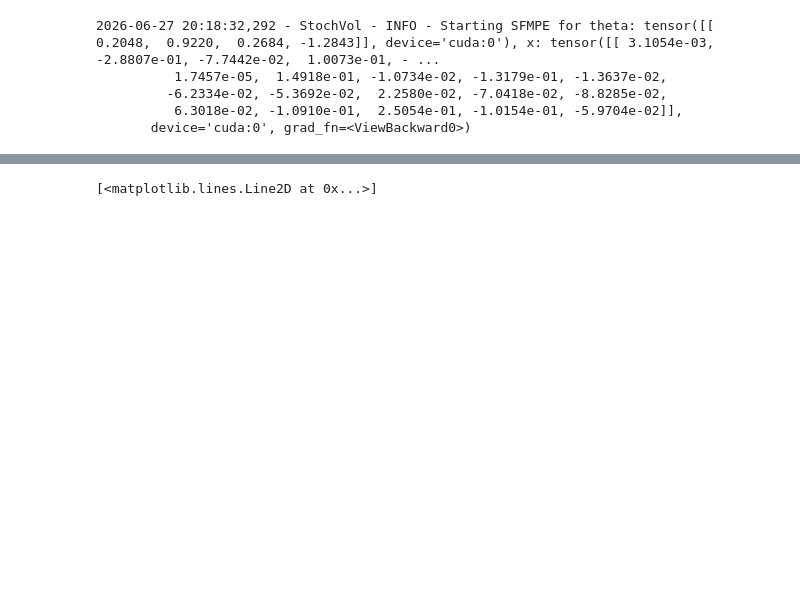
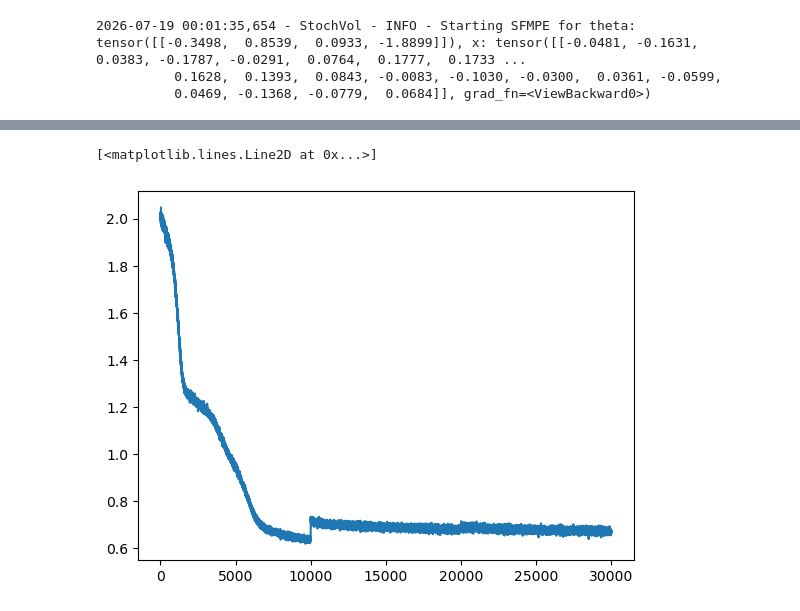
Before and after one commit to nidropakshin2/Sequential-FMPE, a Jupyter notebook: code/notebooks/stochvol.ipynb, the cells around one changed output, grey strips where cells are left out. Drawn from its saved outputs; the diff is of its cells as text; code cells hidden in the pictures; blank space fills up the shorter version.

```diff
--- a/code/notebooks/stochvol.ipynb
+++ b/code/notebooks/stochvol.ipynb
@@ -119,24 +101,22 @@ theta_0, x_0 = task.simulate_dataset((1,))
 task.logger.info(f"Starting SFMPE for theta: {theta_0}, x: {x_0}")
 params = ProposalParams()
 params.task = task
-params.method = "NPE-A"#"correct-fast-Truncated"
+params.method = "Truncated"
 params.theta_dim = task.theta_dim
 params.theta_0 = theta_0
 params.x_0 = x_0
 params.method_params = {'scale': 0.8, "quantile": 0.7}
 # %% [output]
-2026-06-27 20:18:32,292 - StochVol - INFO - Starting SFMPE for theta: tensor([[ 0.2048,  0.9220,  0.2684, -1.2843]], device='cuda:0'), x: tensor([[ 3.1054e-03, -2.8807e-01, -7.7442e-02,  1.0073e-01, - ...
-          1.7457e-05,  1.4918e-01, -1.0734e-02, -1.3179e-01, -1.3637e-02,
-         -6.2334e-02, -5.3692e-02,  2.2580e-02, -7.0418e-02, -8.8285e-02,
-          6.3018e-02, -1.0910e-01,  2.5054e-01, -1.0154e-01, -5.9704e-02]],
-       device='cuda:0', grad_fn=<ViewBackward0>)
+2026-07-19 00:01:35,654 - StochVol - INFO - Starting SFMPE for theta: tensor([[-0.3498,  0.8539,  0.0933, -1.8899]]), x: tensor([[-0.0481, -0.1631,  0.0383, -0.1787, -0.0291,  0.0764,  0.1777,  0.1733 ...
+          0.1628,  0.1393,  0.0843, -0.0083, -0.1030, -0.0300,  0.0361, -0.0599,
+          0.0469, -0.1368, -0.0779,  0.0684]], grad_fn=<ViewBackward0>)
 # %%
 datetime = time.strftime("%Y-%m-%d_%H_%M_%S")
 path = f"./models/SV_{datetime}.pth.tar.gz"
 
 num_rounds = 3
 sims_per_round = 10000
-epochs = 5000
+epochs = 10000
 show_every = 1000
 
 manager = RoundManager(task, fm_estimator, params, device=device)
@@ -145,7 +125,7 @@ code = manager.run_sequential(num_rounds=num_rounds,
                        sims_per_round=sims_per_round,
                        path=path, epochs=epochs,
                        show_every=show_every,
-                       device=device)
+                       device=device, clean_sampling=False, upd_x=True)
 
 loss = manager.losses
 _, ax = plt.subplots()
@@ -171,4 +151,5 @@ ax.plot(loss)
 [<matplotlib.lines.Line2D at 0x...>]
+[figure, added]
 # %%
 sim_store = manager.store
 
```
Also changed, not shown: parts of 5 cells of this notebook, 5 other files.
